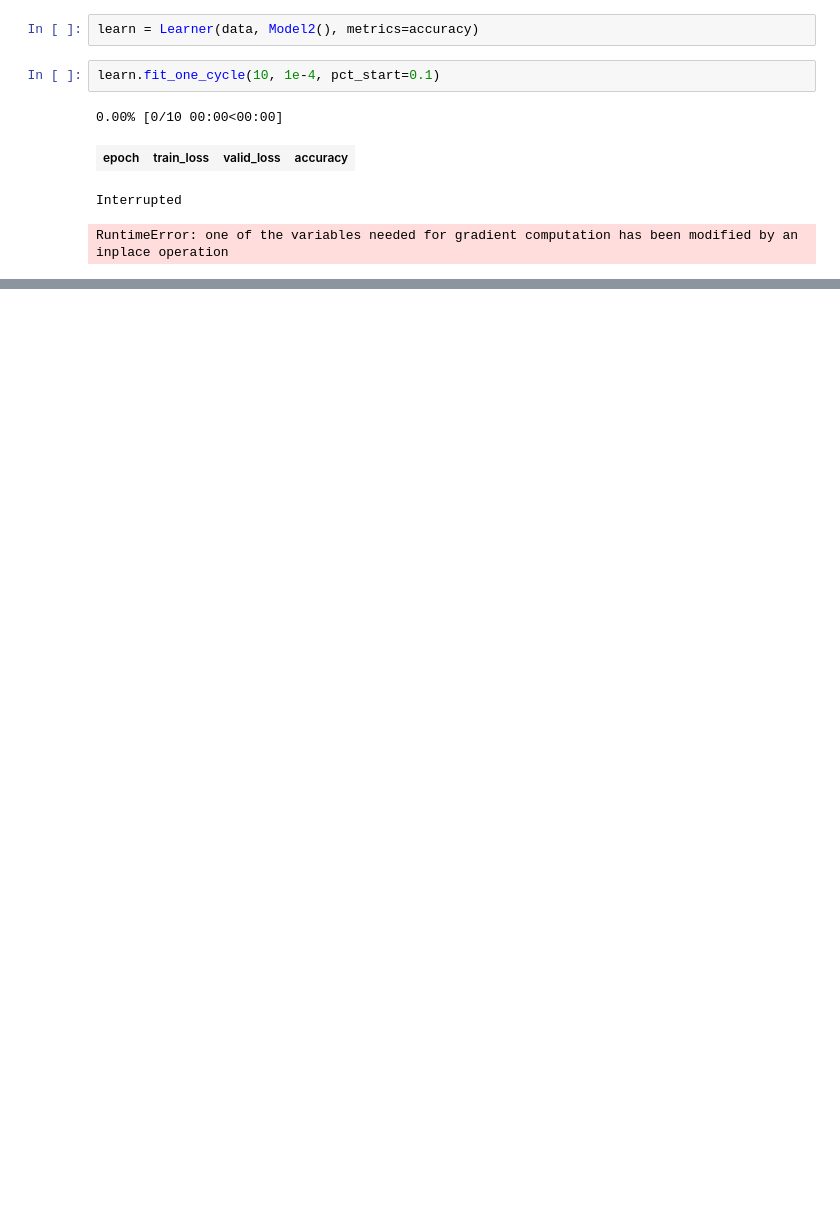
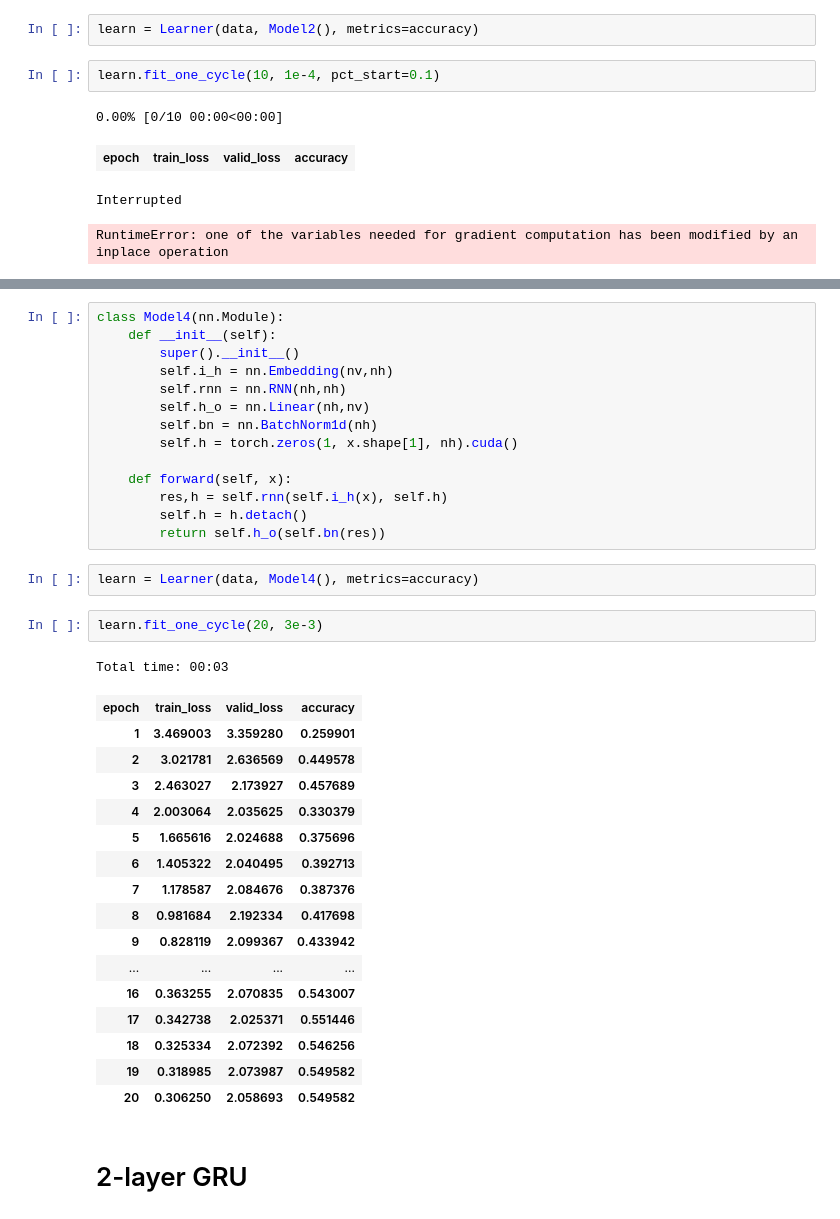
Before and after one commit to Data-drone/fast_ai_homework, a Jupyter notebook: week_7_human_numbers.ipynb, the cells around one changed output, grey strips where cells are left out. Drawn from its saved outputs; the diff is of its cells as text; blank space fills up the shorter version.

```diff
--- a/week_7_human_numbers.ipynb
+++ b/week_7_human_numbers.ipynb
@@ -240,0 +288,38 @@ RuntimeError: one of the variables needed for gradient computation has been modi
+# %%
+class Model4(nn.Module):
+    def __init__(self):
+        super().__init__()
+        self.i_h = nn.Embedding(nv,nh)
+        self.rnn = nn.RNN(nh,nh)
+        self.h_o = nn.Linear(nh,nv)
+        self.bn = nn.BatchNorm1d(nh)
+        self.h = torch.zeros(1, x.shape[1], nh).cuda()
+
+    def forward(self, x):
+        res,h = self.rnn(self.i_h(x), self.h)
+        self.h = h.detach()
+        return self.h_o(self.bn(res))
+# %%
+learn = Learner(data, Model4(), metrics=accuracy)
+# %%
+learn.fit_one_cycle(20, 3e-3)
+# %% [output]
+Total time: 00:03
+| epoch | train_loss | valid_loss | accuracy |
+| 1 | 3.469003 | 3.359280 | 0.259901 |
+| 2 | 3.021781 | 2.636569 | 0.449578 |
+| 3 | 2.463027 | 2.173927 | 0.457689 |
+| 4 | 2.003064 | 2.035625 | 0.330379 |
+| 5 | 1.665616 | 2.024688 | 0.375696 |
+| 6 | 1.405322 | 2.040495 | 0.392713 |
+| 7 | 1.178587 | 2.084676 | 0.387376 |
+| 8 | 0.981684 | 2.192334 | 0.417698 |
+| 9 | 0.828119 | 2.099367 | 0.433942 |
+| ... | ... | ... | ... |
+| 16 | 0.363255 | 2.070835 | 0.543007 |
+| 17 | 0.342738 | 2.025371 | 0.551446 |
+| 18 | 0.325334 | 2.072392 | 0.546256 |
+| 19 | 0.318985 | 2.073987 | 0.549582 |
+| 20 | 0.306250 | 2.058693 | 0.549582 |
+# %% [markdown]
+# 2-layer GRU
```
Also changed, not shown: parts of 14 cells of this notebook.
